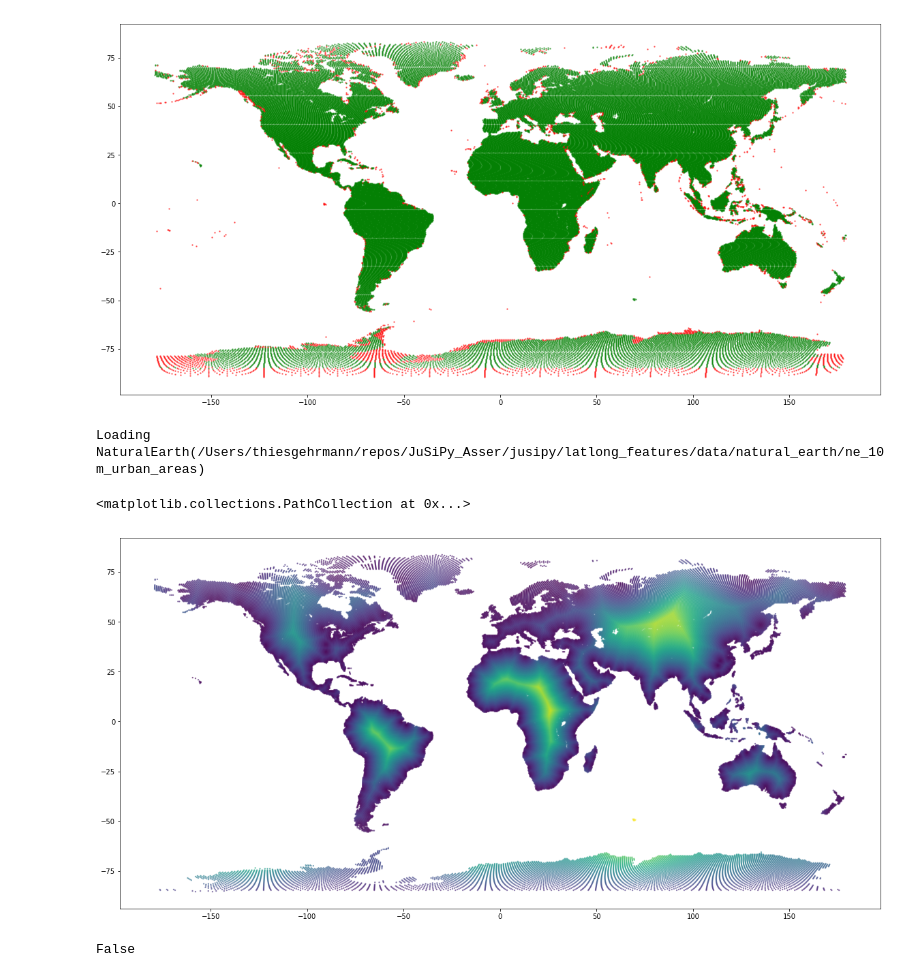
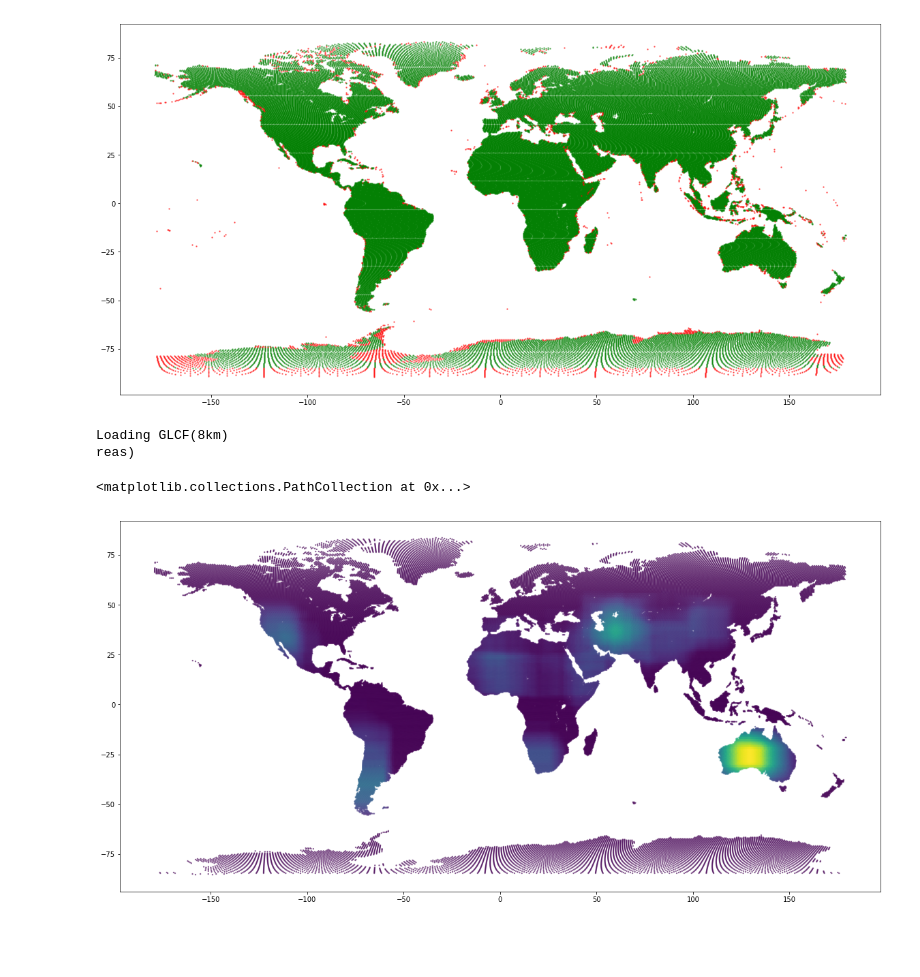
Before and after one commit to thiesgehrmann/JuSiPy_Asser, a Jupyter notebook: 2_pipeline_generate_grid.ipynb, the cells around one changed output. Cells and saved outputs as stored; diff of their text form; code cells hidden in the pictures; blank space fills up the shorter version.

```diff
--- a/2_pipeline_generate_grid.ipynb
+++ b/2_pipeline_generate_grid.ipynb
@@ -25,20 +25,17 @@ plt.scatter(land_grid_wrong.long, land_grid_wrong.lat, s=2, c='r', alpha=0.5, zo
 [figure]
 # %%
 land_grid = pd.read_pickle('data/grid_500.pkl')
-ne = jusipy.latlong_features.NaturalEarth()
+A_features = jusipy.latlong_features.All()
+#ne = jusipy.latlong_features.NaturalEarth()
 #country_features = jusipy.country_features.get(all_points, A_country)
-latlong_features = jusipy.latlong_features.get(land_grid, ne)
+latlong_features = jusipy.latlong_features.get(land_grid, A_features, pixel_window=10)
 # %% [output]
-Loading NaturalEarth(/Users/thiesgehrmann/repos/JuSiPy_Asser/jusipy/latlong_features/data/natural_earth/ne_10m_urban_areas)
+Loading GLCF(8km)                                                                                                     reas)
 # %%
 plt.figure(figsize=(20,10))
-plt.scatter(land_grid.long, land_grid.lat, s=2, c=latlong_features.nearest_port.values, alpha=0.5)
+plt.scatter(land_grid.long, land_grid.lat, s=2, c=latlong_features['Shrubs and Bare Ground'].values, alpha=0.5)
 # %% [output]
 <matplotlib.collections.PathCollection at 0x...>
-[figure, old version]
+[figure, new version]
 # %%
 land_grid.to_pickle('data/grid_500.pkl')
-# %%
-np.any(pd.isna(latlong_features.nearest_airport))
-# %% [output]
-False
```
Also changed, not shown: parts of 3 cells of this notebook, 2 other files.
